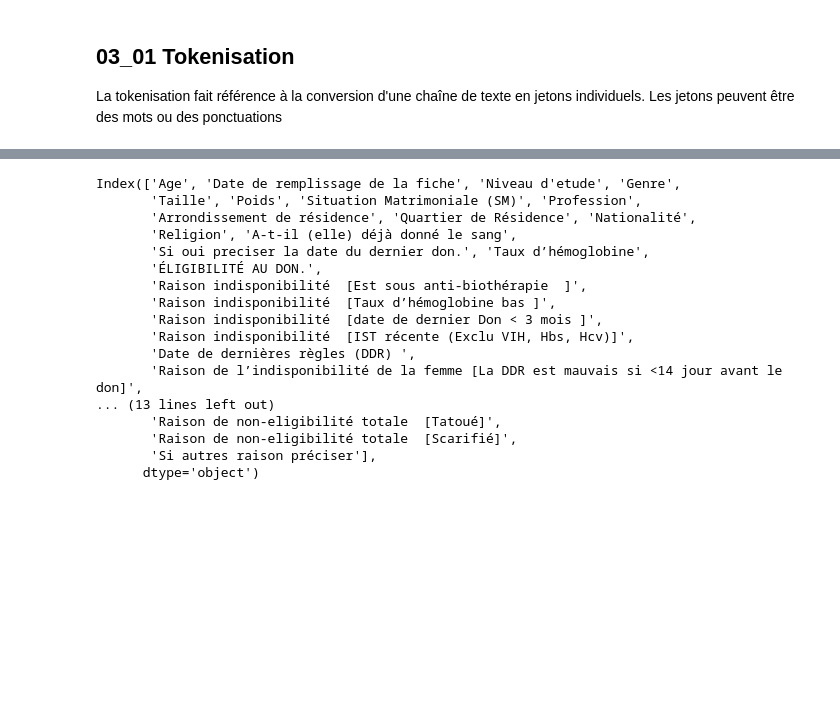
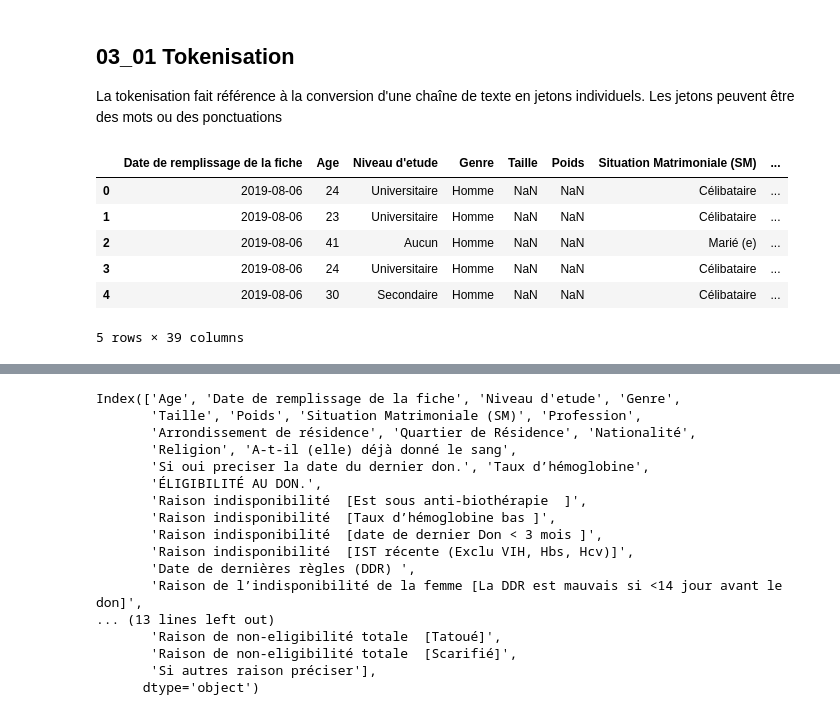
Before and after one commit to LelouchFT/Traitement-du-texte-Python, a Jupyter notebook: Chapitre-3-Nettoyage-Extraction-texte.ipynb, the cells around one changed output, grey strips where cells are left out. Drawn from its saved outputs; the diff is of its cells as text; code cells hidden in the pictures; blank space fills up the shorter version.

```diff
--- a/Chapitre-3-Nettoyage-Extraction-texte.ipynb
+++ b/Chapitre-3-Nettoyage-Extraction-texte.ipynb
@@ -34,17 +36,20 @@ df2019['Age'] = df2019.apply( lambda x: x['Date de remplissage de la fiche'].yea
 
 # Afficher les 5 premières valeurs de la colonne Age
 ages = df2019.pop('Age')
-df2019.insert(0,'Age',ages)
+df2019.insert(1,'Age',ages)
 df2 = df2019.copy()
 #print(df2019[['Age','Date de remplissage de la fiche','Date de naissance']].head(15))
 df2019 = df2019.drop('Date de naissance', axis =1)
 df_vol = dfs['Volontaire']
 df_vol = df_vol.drop(['ID','Horodateur'],axis = 1)
-df_vol['Date de remplissage de la fiche'] = np.nan
+#df_vol['Date de remplissage de la fiche'] = pd.NaT
+df_vol.insert(0,'Date de remplissage de la fiche'
+,pd.NaT)
 df_vol.columns = df2019.columns
 
 
 df = pd.concat([df_vol,df2019],ignore_index = True)
+df['Date de remplissage de la fiche'] = df['Date de remplissage de la fiche'].fillna(df['Date de remplissage de la fiche'].mode()[0])
 imputer = SimpleImputer(strategy = 'constant',fill_value = 0)
 df.columns = ['Date de remplissage de la fiche','Age',"Niveau d'etude", 'Genre', 'Taille', 'Poids',
        'Situation Matrimoniale (SM)', 'Profession',
@@ -76,30 +81,39 @@ df.columns = ['Date de remplissage de la fiche','Age',"Niveau d'etude", 'Genre',
 
 
 col = ['ÉLIGIBILITÉ AU DON.',
        'Est sous anti-biothérapie',
        'Taux d’hémoglobine bas',
        'date de dernier Don < 3 mois',
        'IST récente (Exclu VIH, Hbs, Hcv)',
        'DDR<14',
        'Allaitement',
        'A accoucher ces 6 derniers mois',
        'Interruption de grossesse  ces 06 derniers mois',
        'est enceinte',
        'Antécédent de transfusion',
        'Porteur(HIV,hbs,hcv)',
        'Opéré',
        'Drepanocytaire',
        'Diabétique',
        'Hypertendus',
        'Asthmatiques',
        'Cardiaque',
        'Tatoué',
        'Scarifié'
        ]
 for c in col[1:] :
     df[c] = df[c].apply(lambda x : 1 if x == 'Oui' else 0 )
 df['ÉLIGIBILITÉ AU DON.'] = df['ÉLIGIBILITÉ AU DON.'].apply(lambda x : 1 if x == 'Eligible' else 2 if x == 'Temporairement Non-eligible' else 0 )
 df_cat = df[col]
 col = df_cat.columns
 df_cat = imputer.fit_transform(df_cat)
 df_cat = pd.DataFrame(df_cat, columns = col)
+df.head()
+# %% [output]
+|  | Date de remplissage de la fiche | Age | Niveau d'etude | Genre | Taille | Poids | Situation Matrimoniale (SM) | ... |
+| 0 | 2019-08-06 | 24 | Universitaire | Homme | NaN | NaN | Célibataire | ... |
+| 1 | 2019-08-06 | 23 | Universitaire | Homme | NaN | NaN | Célibataire | ... |
+| 2 | 2019-08-06 | 41 | Aucun | Homme | NaN | NaN | Marié (e) | ... |
+| 3 | 2019-08-06 | 24 | Universitaire | Homme | NaN | NaN | Célibataire | ... |
+| 4 | 2019-08-06 | 30 | Secondaire | Homme | NaN | NaN | Célibataire | ... |
+5 rows × 39 columns
```
Also changed, not shown: parts of 6 cells of this notebook.
